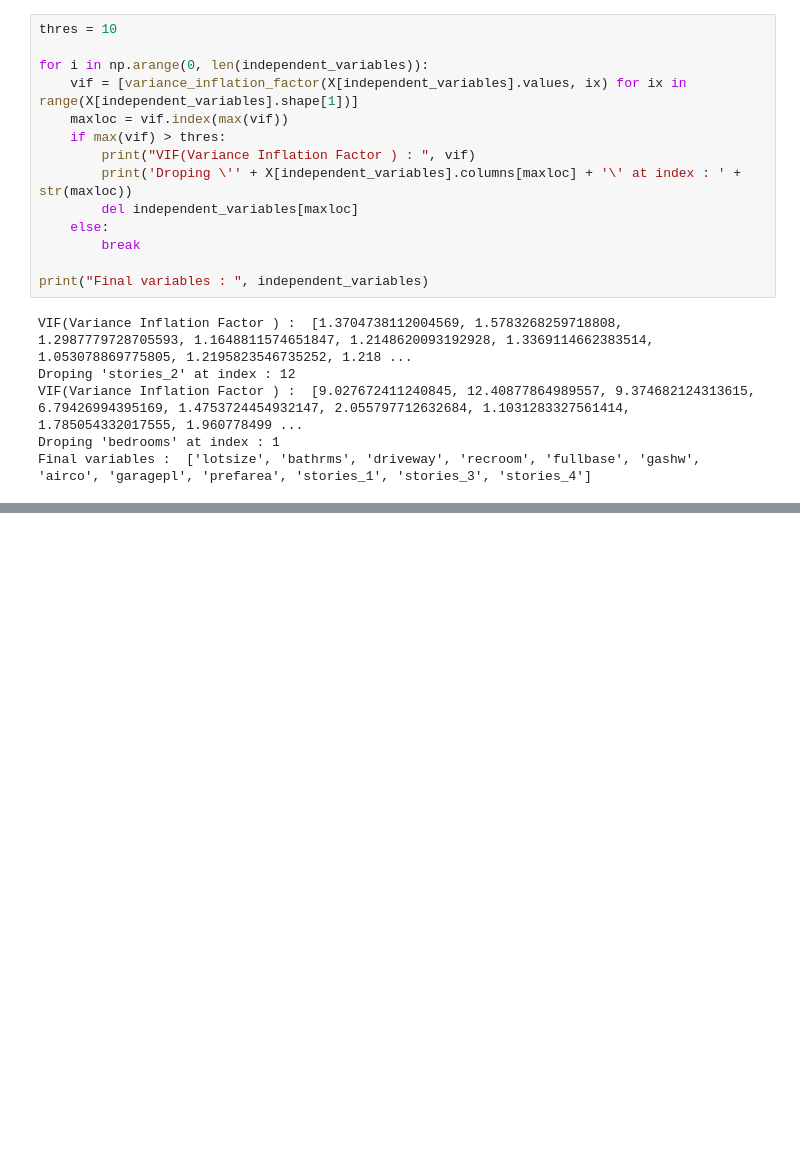
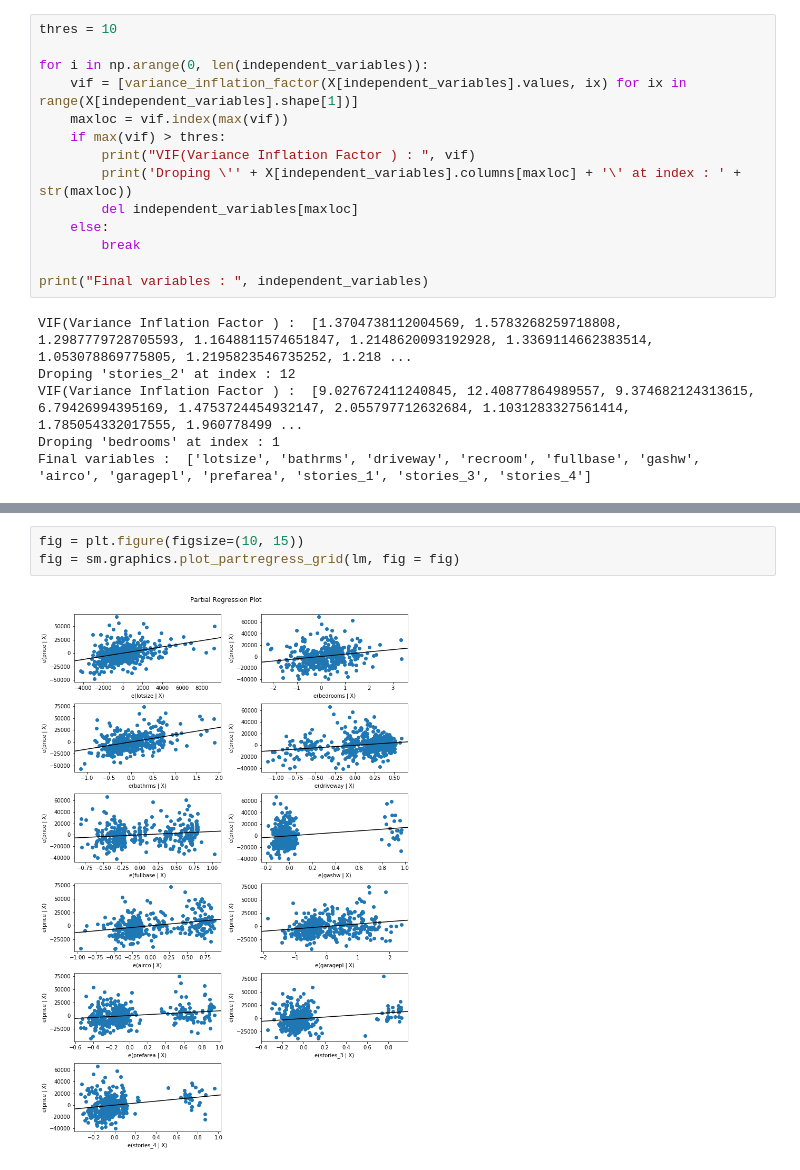
Before and after one commit to AHAMMADMEJBAH/Machine_Learning, a Jupyter notebook: Fundamentals Of Machine Learning/MultivarientRegression.ipynb, the cells around one changed output, grey strips where cells are left out. Drawn from its saved outputs; the diff is of its cells as text; blank space fills up the shorter version.

```diff
--- a/Fundamentals Of Machine Learning/MultivarientRegression.ipynb
+++ b/Fundamentals Of Machine Learning/MultivarientRegression.ipynb
@@ -266,0 +395,5 @@ Final variables :  ['lotsize', 'bathrms', 'driveway', 'recroom', 'fullbase', 'ga
+# %%
+fig = plt.figure(figsize=(10, 15))
+fig = sm.graphics.plot_partregress_grid(lm, fig = fig)
+# %% [output]
+[figure, added]
```
Also changed, not shown: parts of 14 cells of this notebook.
